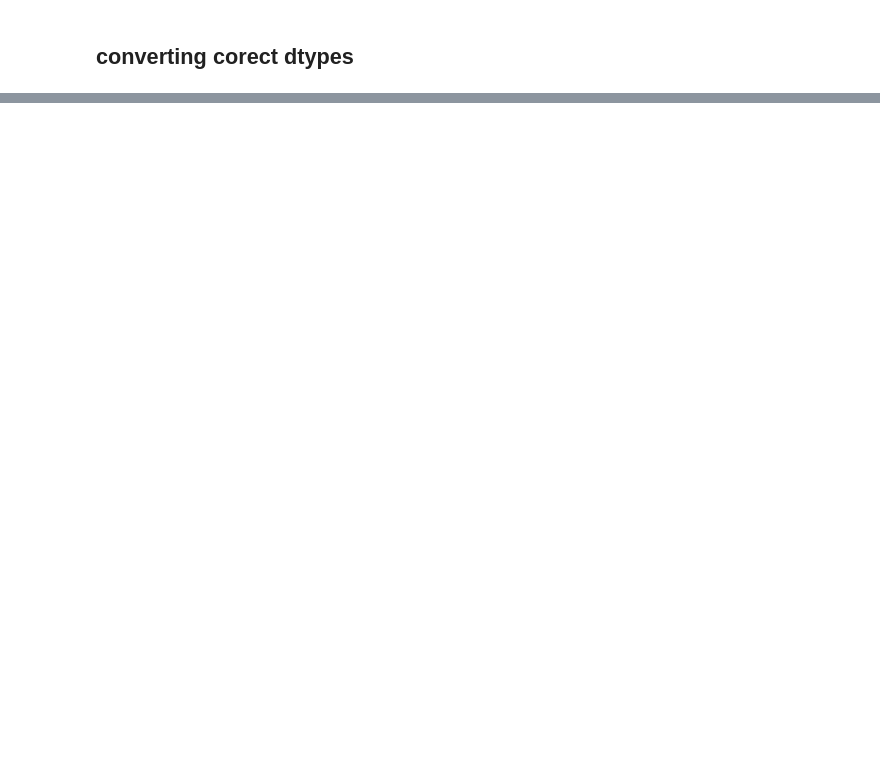
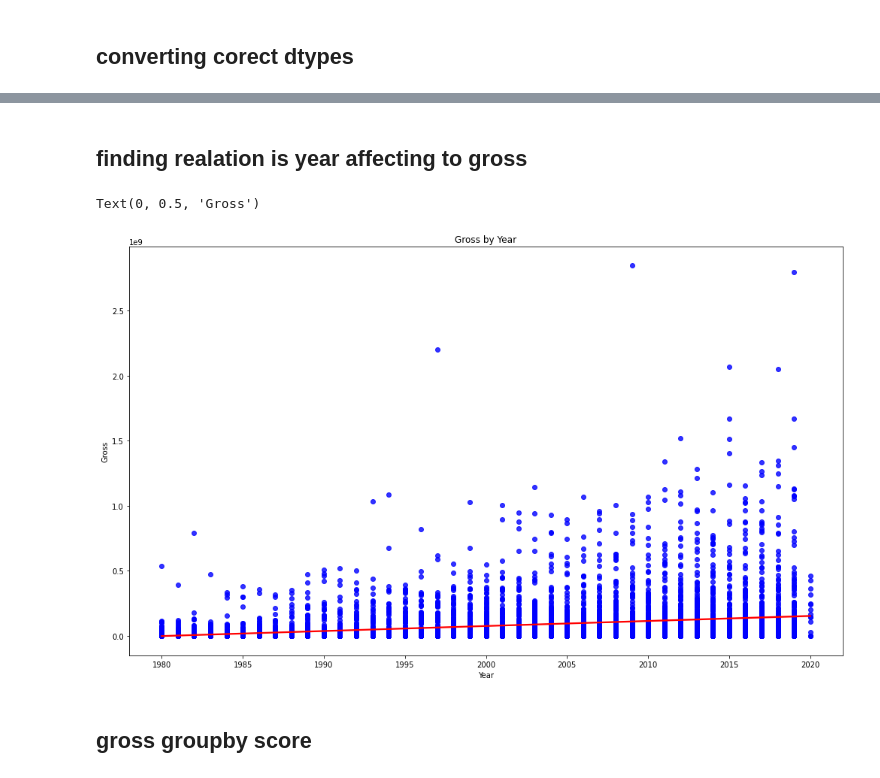
Before and after one commit to codewithawr/portfolio_data_analysis_project, a Jupyter notebook: Movies_data/Movise_analysis.ipynb, the cells around one changed output, grey strips where cells are left out. Drawn from its saved outputs; the diff is of its cells as text; code cells hidden in the pictures; blank space fills up the shorter version.

```diff
--- a/Movies_data/Movise_analysis.ipynb
+++ b/Movies_data/Movise_analysis.ipynb
@@ -81,0 +143,12 @@ dtype: object
+# %% [markdown]
+## finding realation is year affecting to gross
+# %%
+sns.regplot(df.year, df.gross, scatter_kws={'color': 'blue'}, line_kws={'color': "red"})
+plt.title("Gross by Year")
+plt.xlabel("Year")
+plt.ylabel("Gross")
+# %% [output]
+Text(0, 0.5, 'Gross')
+[figure, added]
+# %% [markdown]
+## gross groupby score
```
Also changed, not shown: parts of 21 cells of this notebook.
